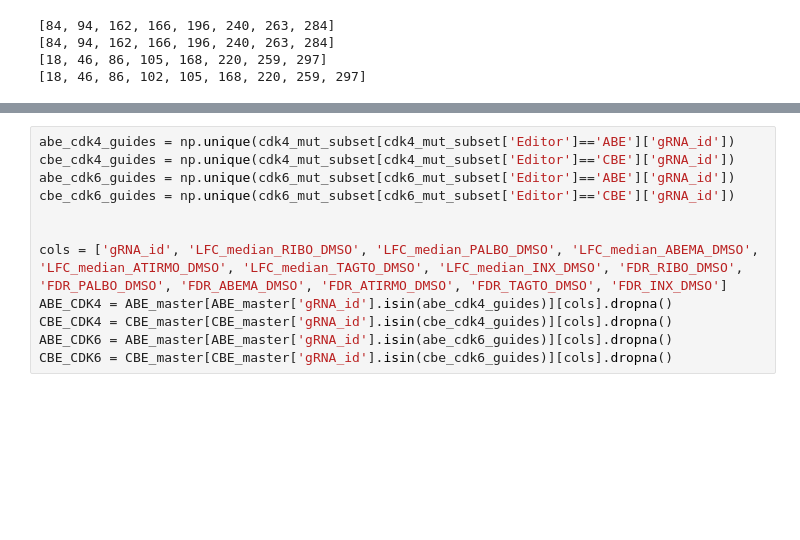
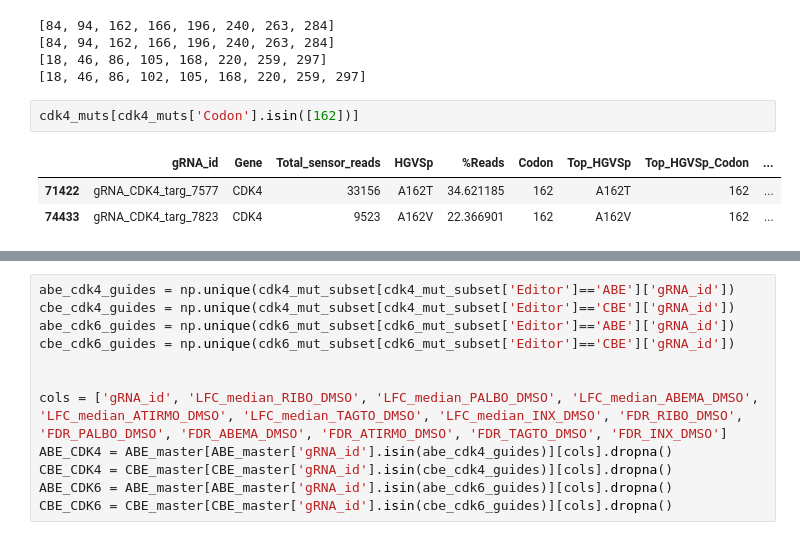
Before and after one commit to samgould2/CDK-BE-mutagenesis, a Jupyter notebook: notebooks/12_clinical_analysis/clinical.ipynb, the cells around one changed output, grey strips where cells are left out. Drawn from its saved outputs; the diff is of its cells as text; blank space fills up the shorter version.

```diff
--- a/notebooks/12_clinical_analysis/clinical.ipynb
+++ b/notebooks/12_clinical_analysis/clinical.ipynb
@@ -80,3 +80,9 @@ print(sorted(list(cdk6_cases['codon'])))
 [84, 94, 162, 166, 196, 240, 263, 284]
 [18, 46, 86, 105, 168, 220, 259, 297]
 [18, 46, 86, 102, 105, 168, 220, 259, 297]
+# %%
+cdk4_muts[cdk4_muts['Codon'].isin([162])]
+# %% [output]
+|  | gRNA_id | Gene | Total_sensor_reads | HGVSp | %Reads | Codon | Top_HGVSp | Top_HGVSp_Codon | ... |
+| 71422 | gRNA_CDK4_targ_7577 | CDK4 | 33156 | A162T | 34.621185 | 162 | A162T | 162 | ... |
+| 74433 | gRNA_CDK4_targ_7823 | CDK4 | 9523 | A162V | 22.366901 | 162 | A162V | 162 | ... |
```
Also changed, not shown: parts of 11 cells of this notebook, 3 other files.
